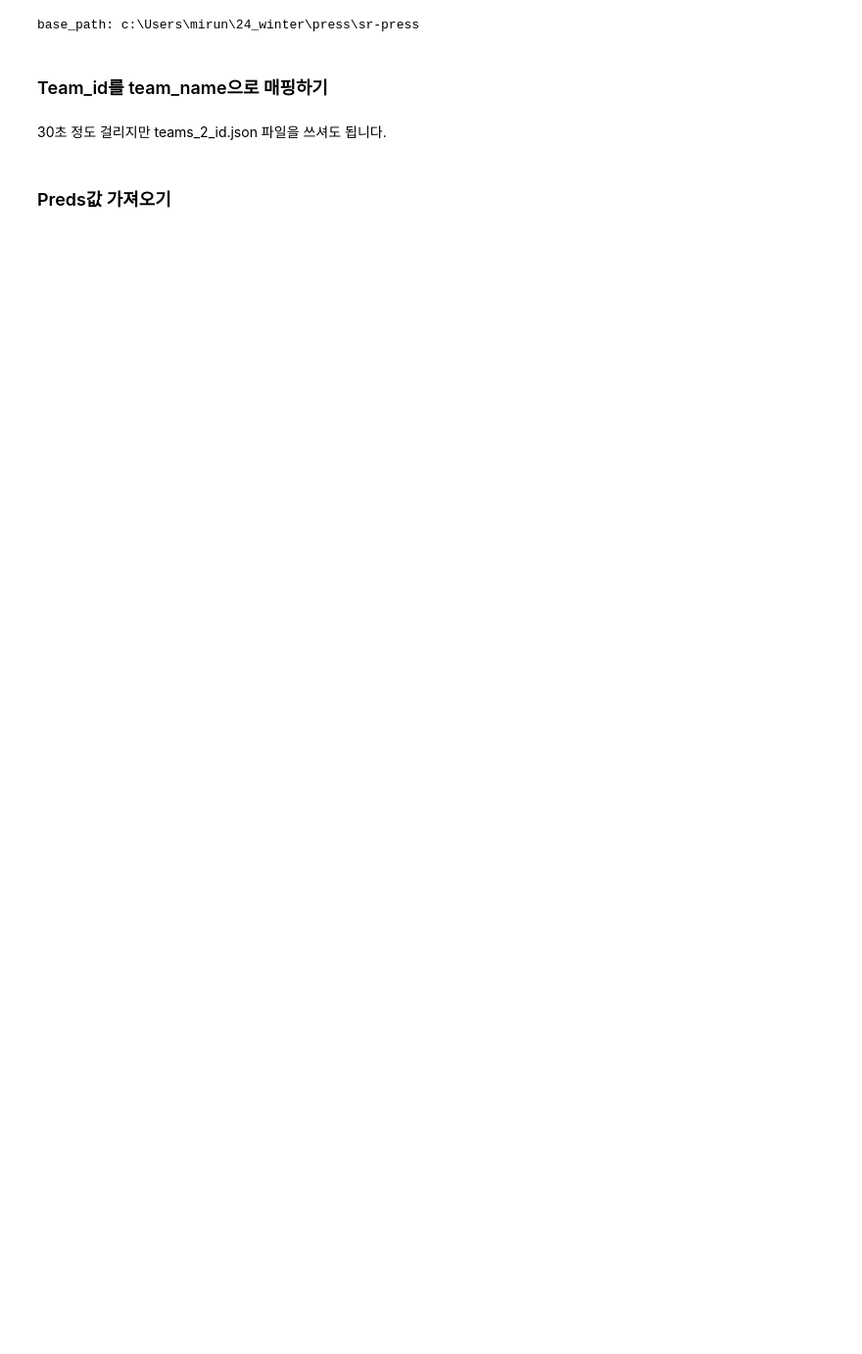
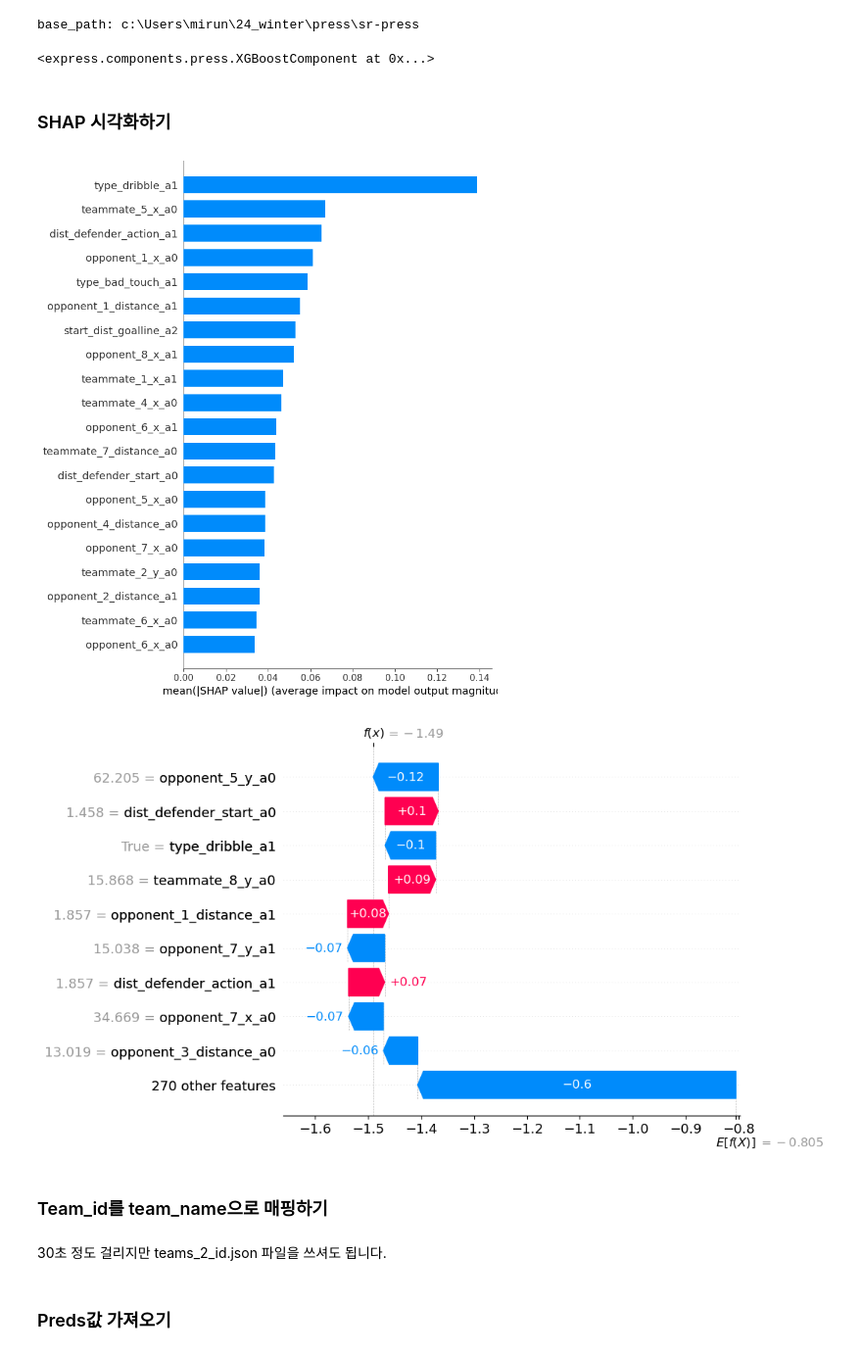
Before and after one commit to leemingo/sr-press, a Jupyter notebook: notebook/App 1)Press_point_by_Country_22WC.ipynb, the cells around one changed output. Shown: that part at 98% size. Cells and saved outputs as stored; diff of their text form; code cells hidden in the pictures; blank space fills up the shorter version.

```diff
--- a/notebook/App 1)Press_point_by_Country_22WC.ipynb
+++ b/notebook/App 1)Press_point_by_Country_22WC.ipynb
@@ -25,3 +28,13 @@ from pathlib import Path
+# %%
+model = "xgboost" #"soccermap"
+trial = 13 # as you like
+
+path = Path(base_path) / "stores" / "model" / model / f"{trial:03d}" / "component.pkl"
+with path.open(mode="rb") as file:
+    component = pickle.load(file)
+component
+# %% [output]
+<express.components.press.XGBoostComponent at 0x...>
 # %%
 import warnings
 warnings.filterwarnings("ignore", category=FutureWarning)
@@ -31,6 +44,36 @@ SBL = StatsBombLoader(getter="remote", creds={"user": None, "passwd": None})
 TEST_DB_PATH = os.path.join(base_path, "stores/test_database.sqlite")
 test_db = SQLiteDatabase(TEST_DB_PATH)
 dataset_test = partial(PressingDataset, path=os.path.join(base_path, "stores", "filtered_datasets", "test"))
+# %% [markdown]
+### SHAP 시각화하기
+# %%
+data = component.initialize_dataset(dataset_test)
+X_test = data.features
+y_test = data.labels
+
+
+# XGBoost 모델 가져오기
+model = component.model
+
+# SHAP Explainer 생성 (XGBoost 모델의 경우 TreeExplainer 사용)
+explainer = shap.TreeExplainer(model)
+
+# 테스트 데이터셋에 대해 SHAP 값 계산
+shap_values = explainer.shap_values(X_test)
+
+# SHAP 값 시각화
+# (1) summary_plot: 전체 피처의 중요도와 영향력을 시각화
+shap.summary_plot(shap_values, X_test, plot_type="bar")
+
+# (2) 특정 데이터 포인트에 대한 waterfall_plot 생성
+shap.waterfall_plot(shap.Explanation(values=shap_values[0],
+                                     base_values=explainer.expected_value,
+                                     data=X_test.iloc[0,:]))
+
+plt.show()
+# %% [output]
+[figure, added]
+[figure, added]
 # %% [markdown]
 ### Team_id를 team_name으로 매핑하기
 # %%
```
Also changed, not shown: parts of 14 cells of this notebook.
